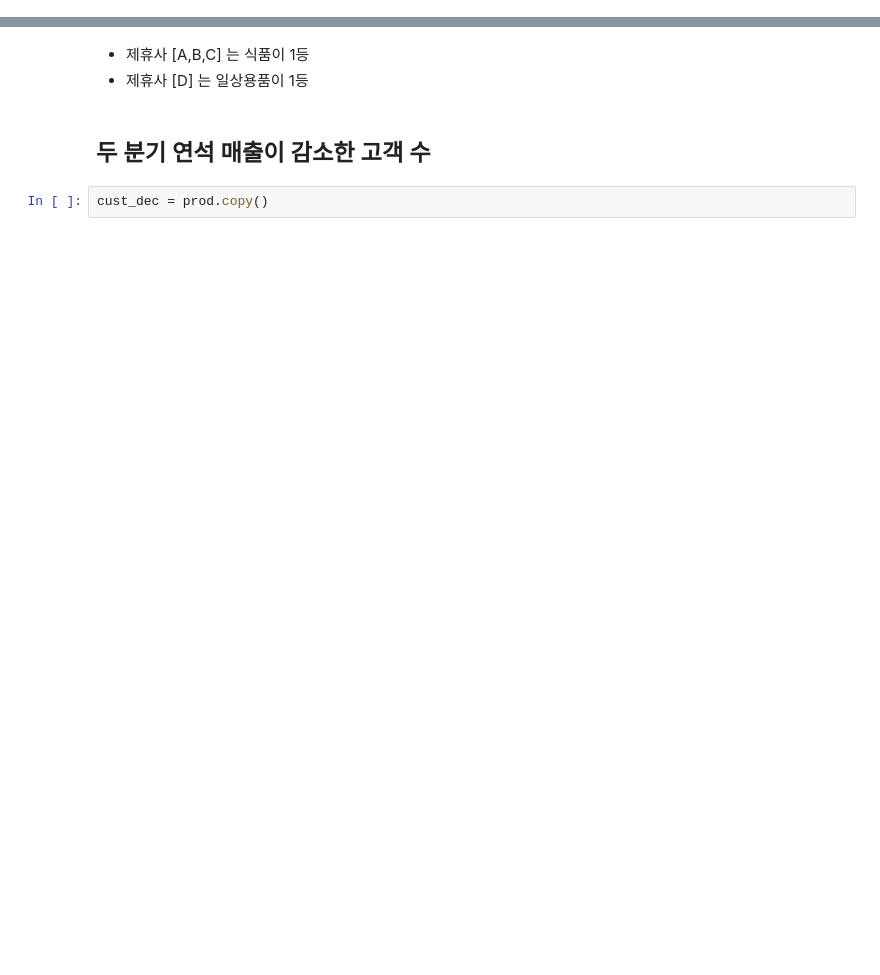
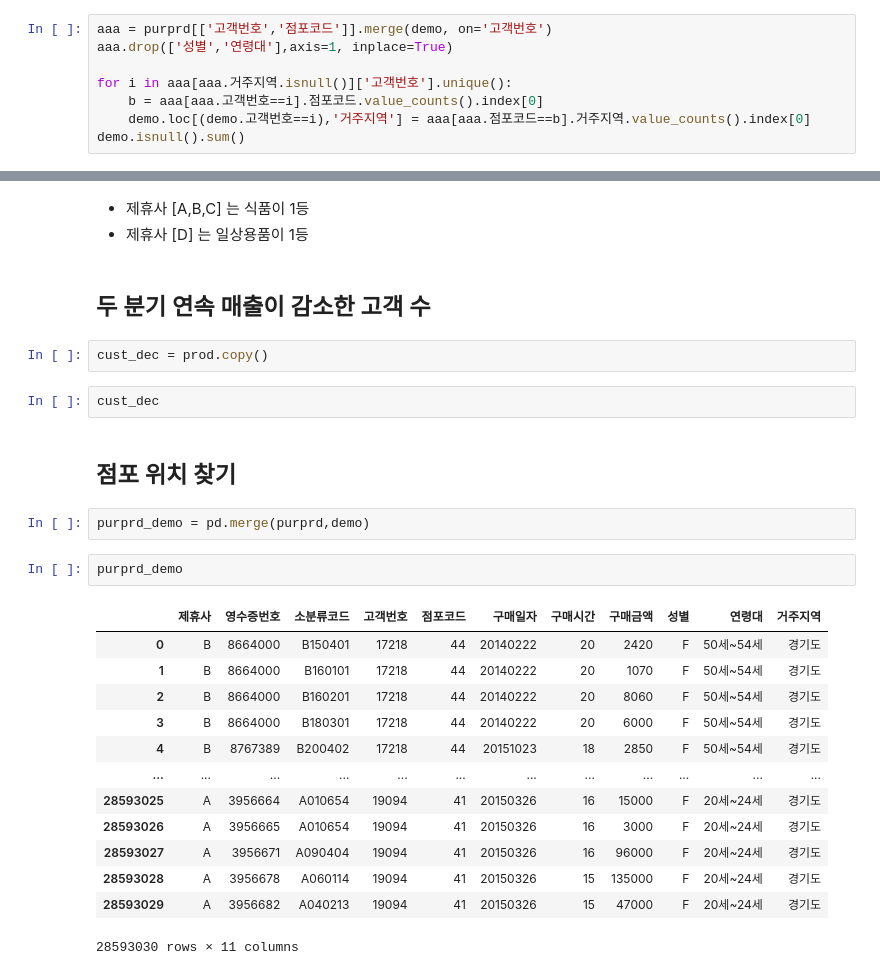
Before and after one commit to PKLH/cakd_LP, a Jupyter notebook: WorkSpace/Han/EDA_221010.ipynb, the cells around one changed output, grey strips where cells are left out. Cells and saved outputs as stored; diff of their text form; blank space fills up the shorter version.

```diff
--- a/WorkSpace/Han/EDA_221010.ipynb
+++ b/WorkSpace/Han/EDA_221010.ipynb
@@ -140,6 +123,14 @@ area_code = {10. : '서울특별시 강북구',
             630. : '제주특별자치도'
             }
 demo = demo.replace({'거주지역':area_code})
+# %%
+aaa = purprd[['고객번호','점포코드']].merge(demo, on='고객번호')
+aaa.drop(['성별','연령대'],axis=1, inplace=True)
+
+for i in aaa[aaa.거주지역.isnull()]['고객번호'].unique():
+    b = aaa[aaa.고객번호==i].점포코드.value_counts().index[0]
+    demo.loc[(demo.고객번호==i),'거주지역'] = aaa[aaa.점포코드==b].거주지역.value_counts().index[0]
+demo.isnull().sum()
 # %% [markdown]
 ### demo 사용 데이터
 # %%
@@ -1307,6 +1072,28 @@ Name: 중분류명, dtype: int64
 - 제휴사 [A,B,C] 는 식품이 1등
 - 제휴사 [D] 는 일상용품이 1등
 # %% [markdown]
-## 두 분기 연석 매출이 감소한 고객 수
+## 두 분기 연속 매출이 감소한 고객 수
 # %%
 cust_dec = prod.copy()
+# %%
+cust_dec
+# %% [markdown]
+## 점포 위치 찾기
+# %%
+purprd_demo = pd.merge(purprd,demo)
+# %%
+purprd_demo
+# %% [output]
+|  | 제휴사 | 영수증번호 | 소분류코드 | 고객번호 | 점포코드 | 구매일자 | 구매시간 | 구매금액 | 성별 | 연령대 | 거주지역 |
+| 0 | B | 8664000 | B150401 | 17218 | 44 | 20140222 | 20 | 2420 | F | 50세~54세 | 경기도 |
+| 1 | B | 8664000 | B160101 | 17218 | 44 | 20140222 | 20 | 1070 | F | 50세~54세 | 경기도 |
+| 2 | B | 8664000 | B160201 | 17218 | 44 | 20140222 | 20 | 8060 | F | 50세~54세 | 경기도 |
+| 3 | B | 8664000 | B180301 | 17218 | 44 | 20140222 | 20 | 6000 | F | 50세~54세 | 경기도 |
+| 4 | B | 8767389 | B200402 | 17218 | 44 | 20151023 | 18 | 2850 | F | 50세~54세 | 경기도 |
+| ... | ... | ... | ... | ... | ... | ... | ... | ... | ... | ... | ... |
+| 28593025 | A | 3956664 | A010654 | 19094 | 41 | 20150326 | 16 | 15000 | F | 20세~24세 | 경기도 |
+| 28593026 | A | 3956665 | A010654 | 19094 | 41 | 20150326 | 16 | 3000 | F | 20세~24세 | 경기도 |
+| 28593027 | A | 3956671 | A090404 | 19094 | 41 | 20150326 | 16 | 96000 | F | 20세~24세 | 경기도 |
+| 28593028 | A | 3956678 | A060114 | 19094 | 41 | 20150326 | 15 | 135000 | F | 20세~24세 | 경기도 |
+| 28593029 | A | 3956682 | A040213 | 19094 | 41 | 20150326 | 15 | 47000 | F | 20세~24세 | 경기도 |
+28593030 rows × 11 columns
```
Also changed, not shown: parts of 33 cells of this notebook, 3 other files.
